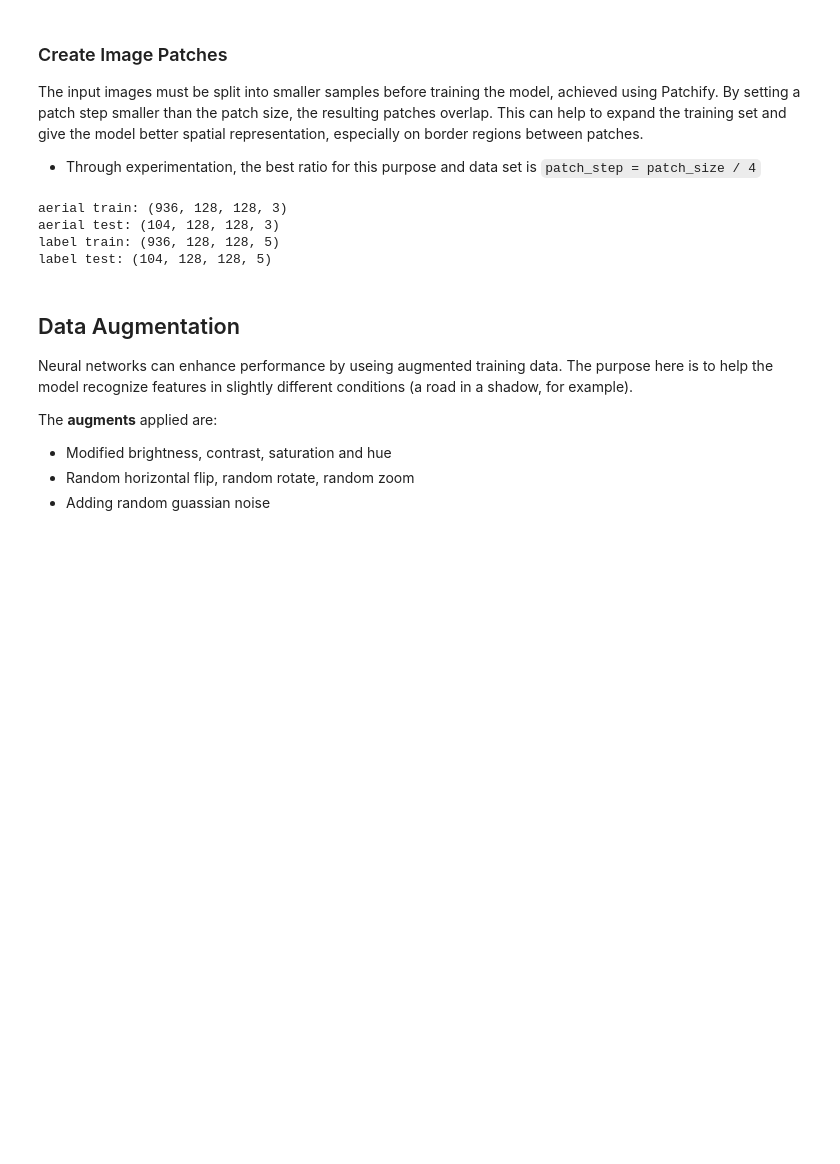
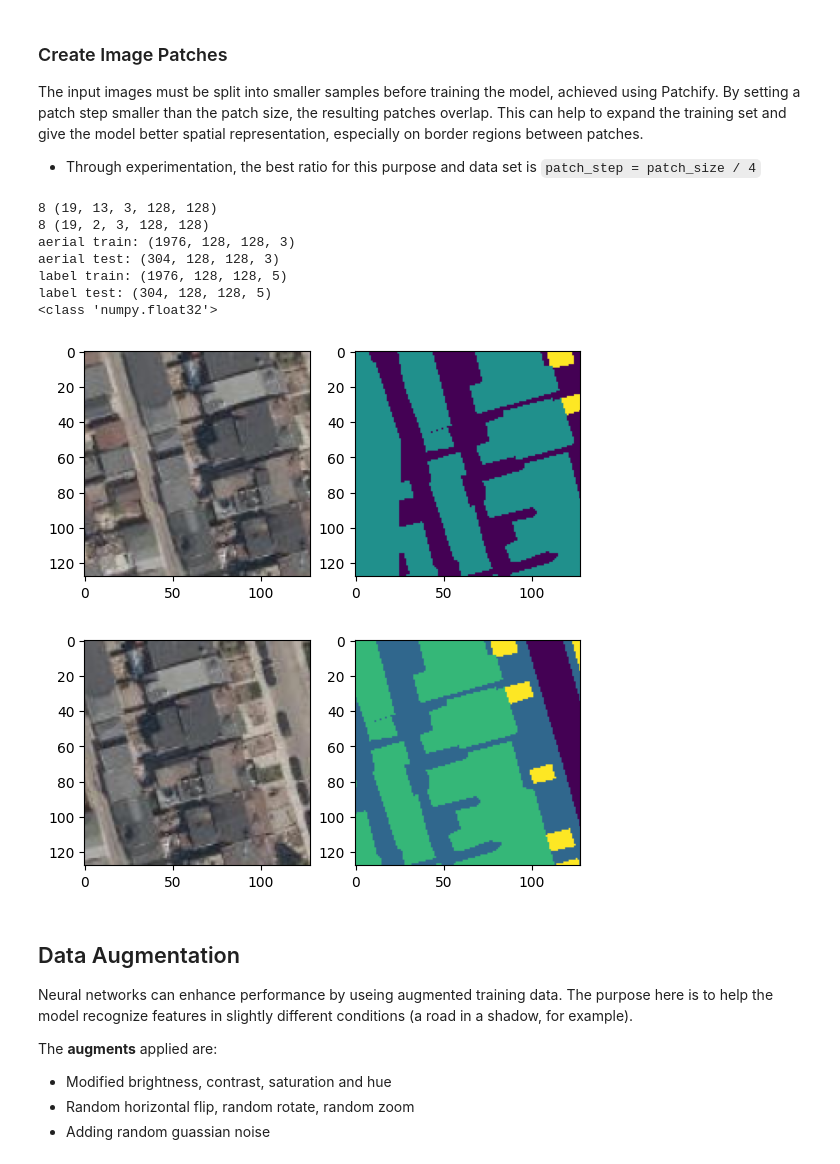
Before and after one commit to connorcrowe/to-lulc-aiml, a Jupyter notebook: 3_Final/3_Full_Model.ipynb, the cells around one changed output. Drawn from its saved outputs; the diff is of its cells as text; code cells hidden in the pictures; blank space fills up the shorter version.

```diff
--- a/3_Final/3_Full_Model.ipynb
+++ b/3_Final/3_Full_Model.ipynb
@@ -56,7 +56,13 @@ Variables that affect execution parameters and other optional settings.
 # %%
 # Train or Load model
 # Using an existing model will skip the training step, saving time
-train_or_load_model = "train"
+train_or_load_model = "load"     # 'train', 'load'
+
+# Train test split method
+split_method = "split_dimension"  # 'split_dimension', 'split_halves'
+
+# Add augmented images to training set, or replace training set
+augmentation_method = "additive"  # 'additive', 'replace'
 # %%
 # Patch settings
 patch_size = 128      # Size of each training patch
@@ -188,16 +227,19 @@ patches_label_train, patches_label_test = [], []
 # Patchify each train and test region
 for i in range(len(aerial_train)):
     patches_aerial_train.append(patchify(aerial_train[i], (3, patch_size, patch_size), step=patch_step)[0])
+    patches_label_train.append(patchify(label_train[i], (patch_size, patch_size, num_classes), step=patch_step))
+
+for i in range(len(aerial_test)):
     patches_aerial_test.append(patchify(aerial_test[i], (3, patch_size, patch_size), step=patch_step)[0])
-
-    patches_label_train.append(patchify(label_train[i], (patch_size, patch_size, num_classes), step=patch_step))
     patches_label_test.append(patchify(label_test[i], (patch_size, patch_size, num_classes), step=patch_step))
+print(len(patches_aerial_train), patches_aerial_train[4].shape)
+print(len(patches_aerial_test), patches_aerial_test[0].shape)
 
 # Convert lists to np array so that they can be reshaped and transposed
-patches_aerial_train = np.array(patches_aerial_train, dtype=np.float32)
-patches_aerial_test = np.array(patches_aerial_test)
-patches_label_train = np.array(patches_label_train)
-patches_label_test = np.array(patches_label_test)
+patches_aerial_train = np.array(patches_aerial_train).astype(np.float32)
+patches_aerial_test = np.array(patches_aerial_test).astype(np.float32)
+patches_label_train = np.array(patches_label_train).astype(np.float32)
+patches_label_test = np.array(patches_label_test).astype(np.float32)
 
 # Reshape and transpose into one list of patches
 patches_aerial_train = patches_aerial_train.reshape(-1, 3, patch_size, patch_size)
@@ -214,11 +256,23 @@ if optional_shapes:
     print(f"aerial test: {patches_aerial_test.shape}")
     print(f"label train: {patches_label_train.shape}")
     print(f"label test: {patches_label_test.shape}")
+    print(type(patches_aerial_train[0][0][0][0]))
 # %% [output]
-aerial train: (936, 128, 128, 3)
-aerial test: (104, 128, 128, 3)
-label train: (936, 128, 128, 5)
-label test: (104, 128, 128, 5)
+8 (19, 13, 3, 128, 128)
+8 (19, 2, 3, 128, 128)
+aerial train: (1976, 128, 128, 3)
+aerial test: (304, 128, 128, 3)
+label train: (1976, 128, 128, 5)
+label test: (304, 128, 128, 5)
+<class 'numpy.float32'>
+# %%
+for i in range(2):
+        fig, ax = plt.subplots(1,2)
+        ax[0].imshow(patches_aerial_train[i])
+        ax[1].imshow(np.argmax(patches_label_train[i], axis=-1))
+# %% [output]
+[figure, added]
+[figure, added]
 # %% [markdown]
 ## Data Augmentation
 Neural networks can enhance performance by useing augmented training data. The purpose here is to help the model recognize features in slightly different conditions (a road in a shadow, for example).
```
Also changed, not shown: parts of 21 cells of this notebook, 1 other file.
